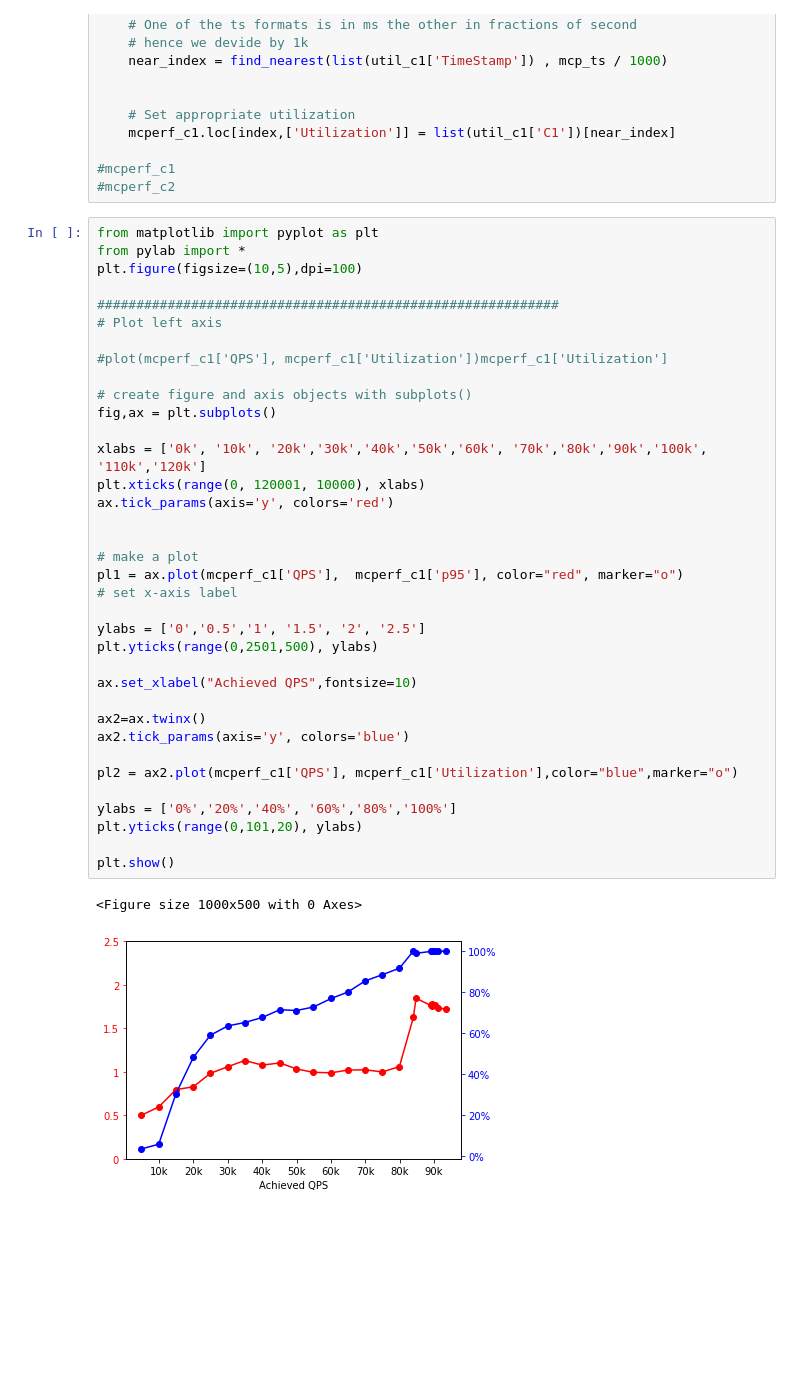
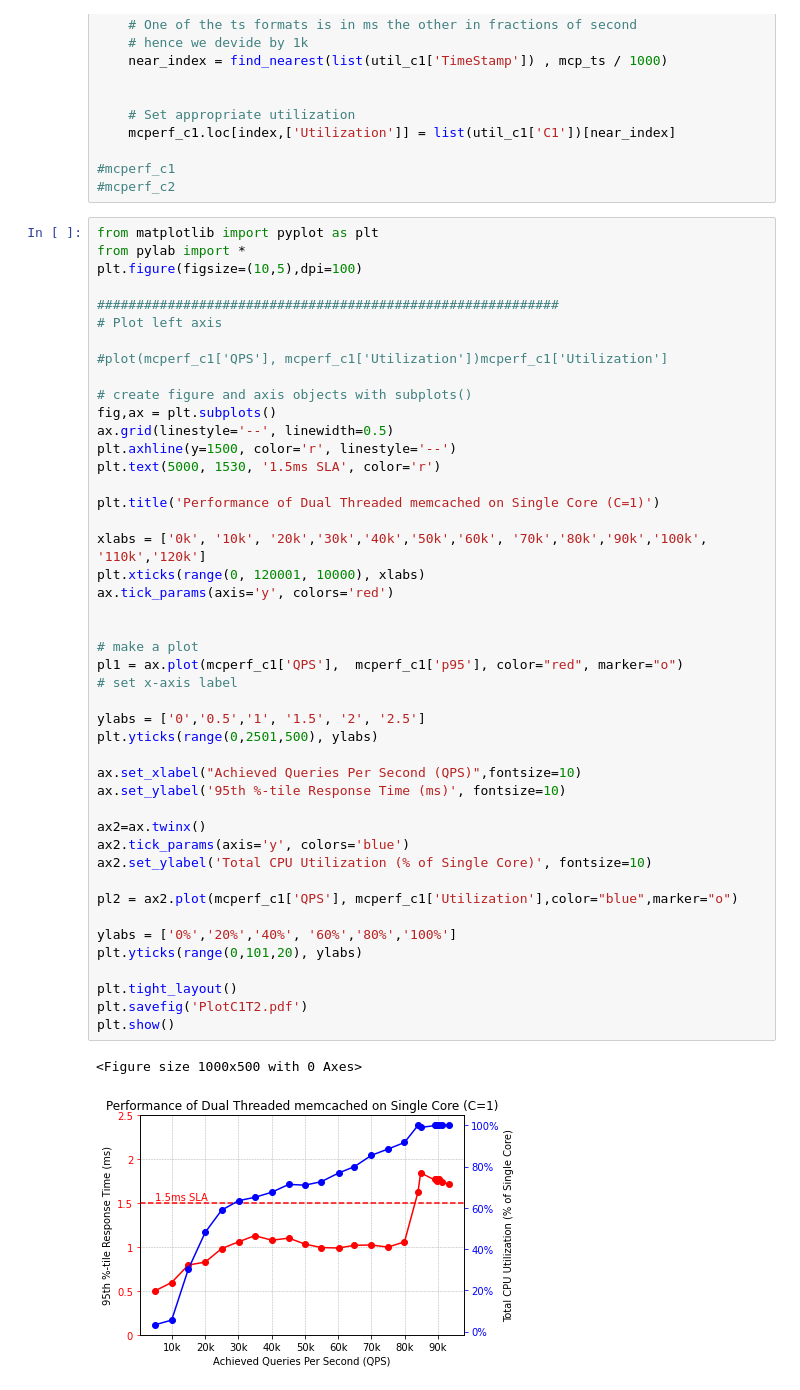
Before and after one commit to ixsanpe/cca-project, a Jupyter notebook: part4/ResultsC/Plot4-1-c.ipynb, the cells around one changed output. Saved outputs shown, nothing was run; the diff lists cells and outputs as text; blank space fills up the shorter version.

Commit message:
Finished initial plots for 4-c/d

```diff
--- a/part4/ResultsC/Plot4-1-c.ipynb
+++ b/part4/ResultsC/Plot4-1-c.ipynb
@@ -57,32 +57,41 @@ plt.figure(figsize=(10,5),dpi=100)
 
 #plot(mcperf_c1['QPS'], mcperf_c1['Utilization'])mcperf_c1['Utilization']
 
 # create figure and axis objects with subplots()
 fig,ax = plt.subplots()
+ax.grid(linestyle='--', linewidth=0.5)
+plt.axhline(y=1500, color='r', linestyle='--')
+plt.text(5000, 1530, '1.5ms SLA', color='r')
+
+plt.title('Performance of Dual Threaded memcached on Single Core (C=1)')
 
 xlabs = ['0k', '10k', '20k','30k','40k','50k','60k', '70k','80k','90k','100k', '110k','120k']
 plt.xticks(range(0, 120001, 10000), xlabs)
 ax.tick_params(axis='y', colors='red')
 
 
 # make a plot
 pl1 = ax.plot(mcperf_c1['QPS'],  mcperf_c1['p95'], color="red", marker="o")
 # set x-axis label
 
 ylabs = ['0','0.5','1', '1.5', '2', '2.5']
 plt.yticks(range(0,2501,500), ylabs)
 
-ax.set_xlabel("Achieved QPS",fontsize=10)
+ax.set_xlabel("Achieved Queries Per Second (QPS)",fontsize=10)
+ax.set_ylabel('95th %-tile Response Time (ms)', fontsize=10)
 
 ax2=ax.twinx()
 ax2.tick_params(axis='y', colors='blue')
+ax2.set_ylabel('Total CPU Utilization (% of Single Core)', fontsize=10)
 
 pl2 = ax2.plot(mcperf_c1['QPS'], mcperf_c1['Utilization'],color="blue",marker="o")
 
 ylabs = ['0%','20%','40%', '60%','80%','100%']
 plt.yticks(range(0,101,20), ylabs)
 
+plt.tight_layout()
+plt.savefig('PlotC1T2.pdf')
 plt.show()
 # %% [output]
 <Figure size 1000x500 with 0 Axes>
-[figure, old version]
+[figure, new version]
```
Also changed, not shown: parts of 1 cell of this notebook, 2 other files.
